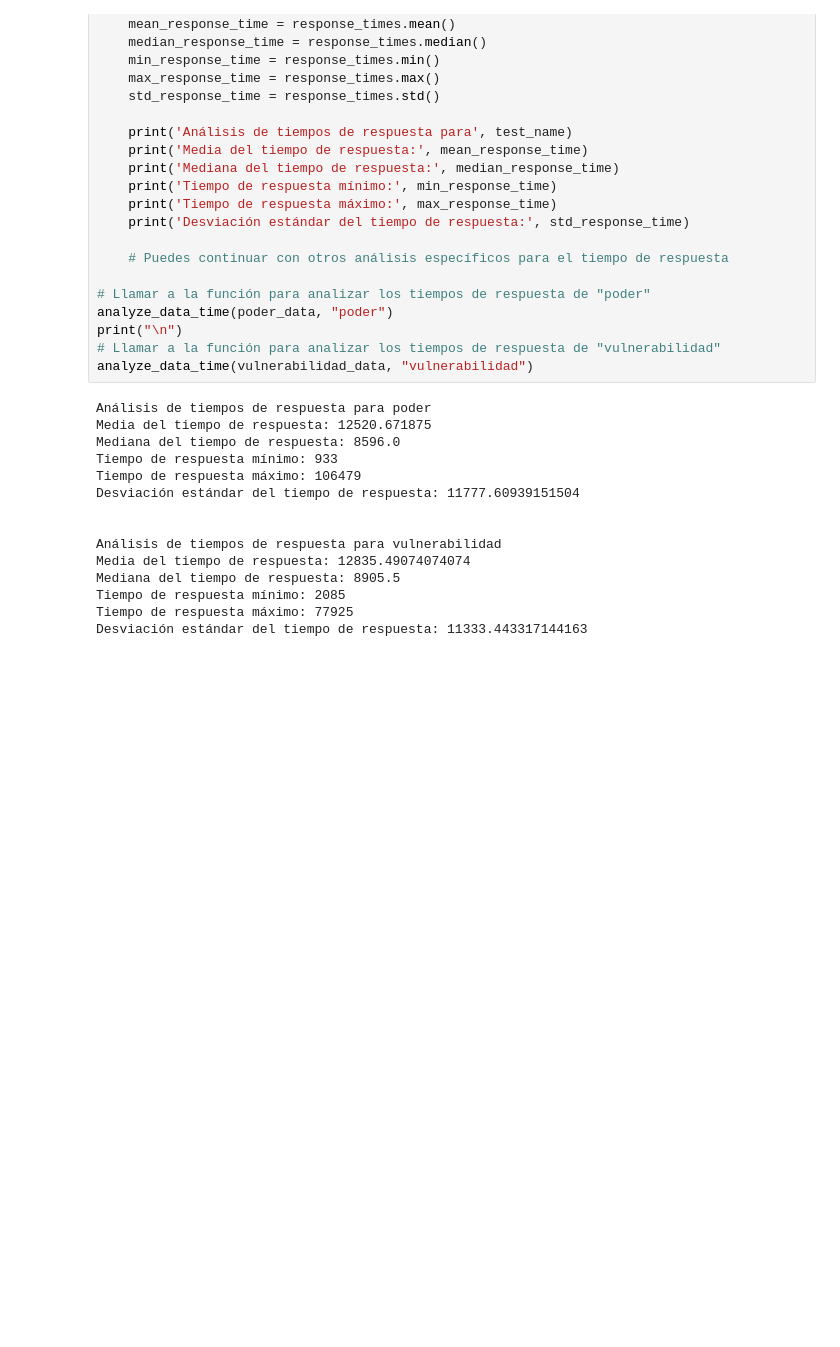
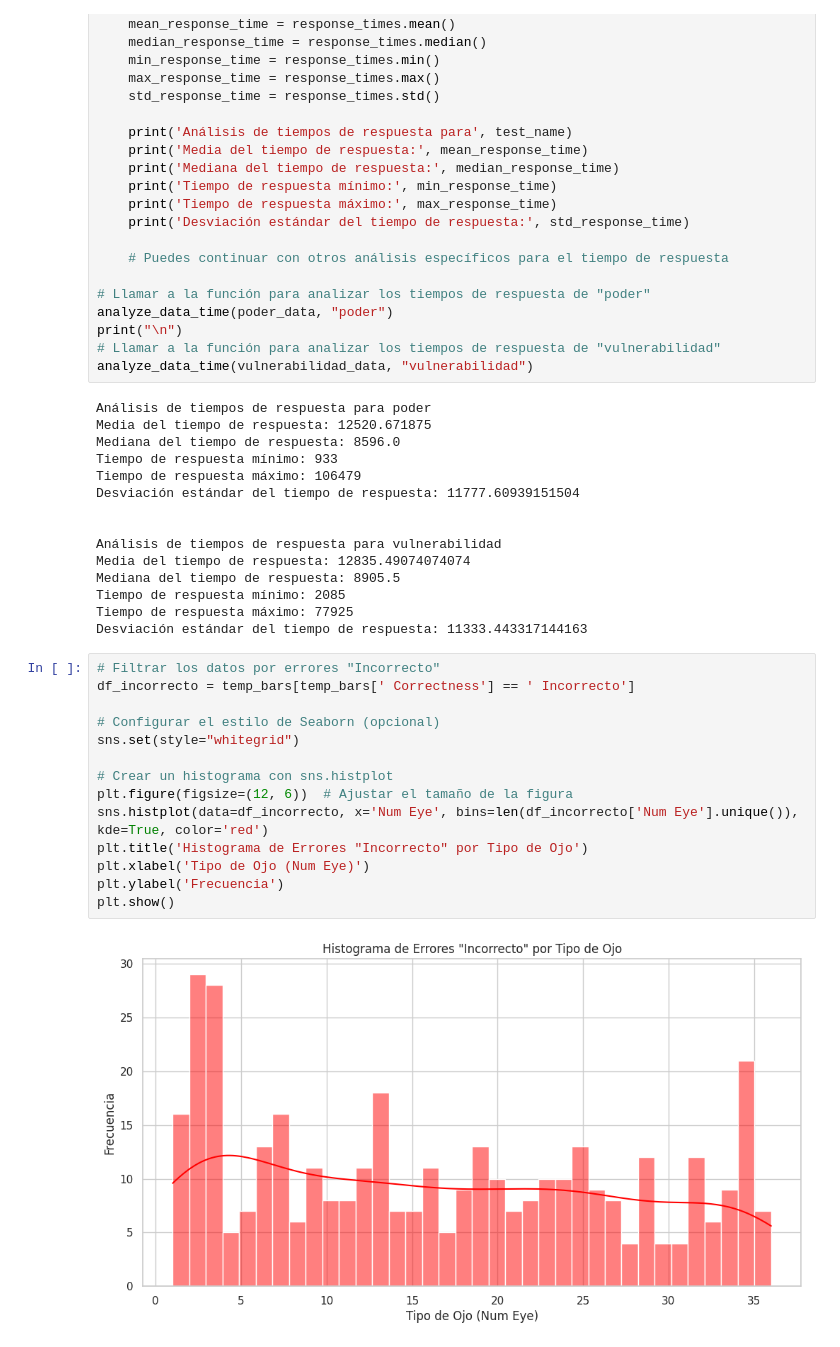
Before and after one commit to Alphabeath/Psicoinformatica, a Jupyter notebook: Analisis/AnalisisPI2.ipynb, the cells around one changed output. Saved outputs shown, nothing was run; the diff lists cells and outputs as text; blank space fills up the shorter version.

```diff
--- a/Analisis/AnalisisPI2.ipynb
+++ b/Analisis/AnalisisPI2.ipynb
@@ -214,3 +219,19 @@ Mediana del tiempo de respuesta: 8905.5
 Tiempo de respuesta mínimo: 2085
 Tiempo de respuesta máximo: 77925
 Desviación estándar del tiempo de respuesta: 11333.443317144163
+# %%
+# Filtrar los datos por errores "Incorrecto"
+df_incorrecto = temp_bars[temp_bars[' Correctness'] == ' Incorrecto']
+
+# Configurar el estilo de Seaborn (opcional)
+sns.set(style="whitegrid")
+
+# Crear un histograma con sns.histplot
+plt.figure(figsize=(12, 6))  # Ajustar el tamaño de la figura
+sns.histplot(data=df_incorrecto, x='Num Eye', bins=len(df_incorrecto['Num Eye'].unique()), kde=True, color='red')
+plt.title('Histograma de Errores "Incorrecto" por Tipo de Ojo')
+plt.xlabel('Tipo de Ojo (Num Eye)')
+plt.ylabel('Frecuencia')
+plt.show()
+# %% [output]
+[figure, added]
```
Also changed, not shown: parts of 6 cells of this notebook.
